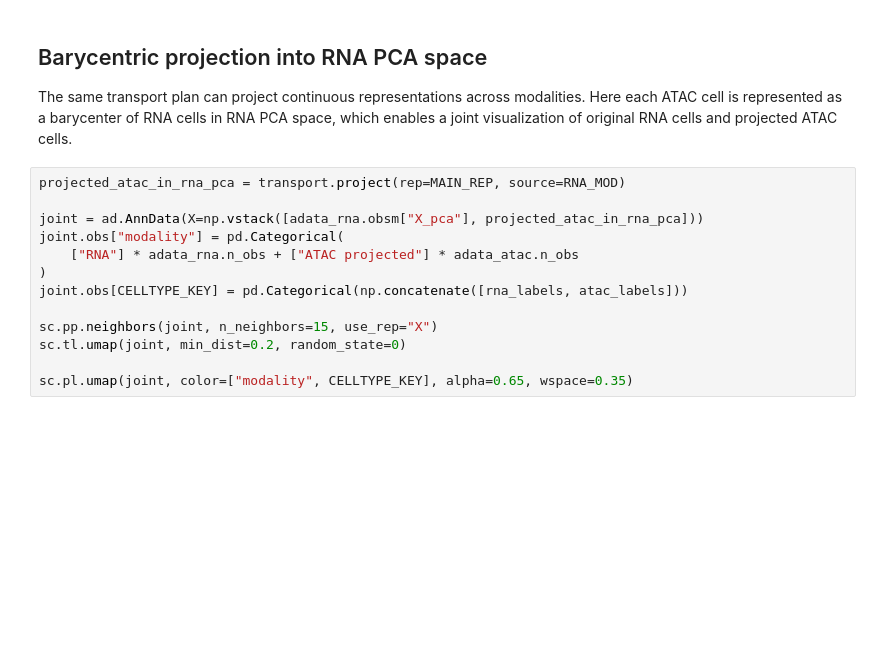
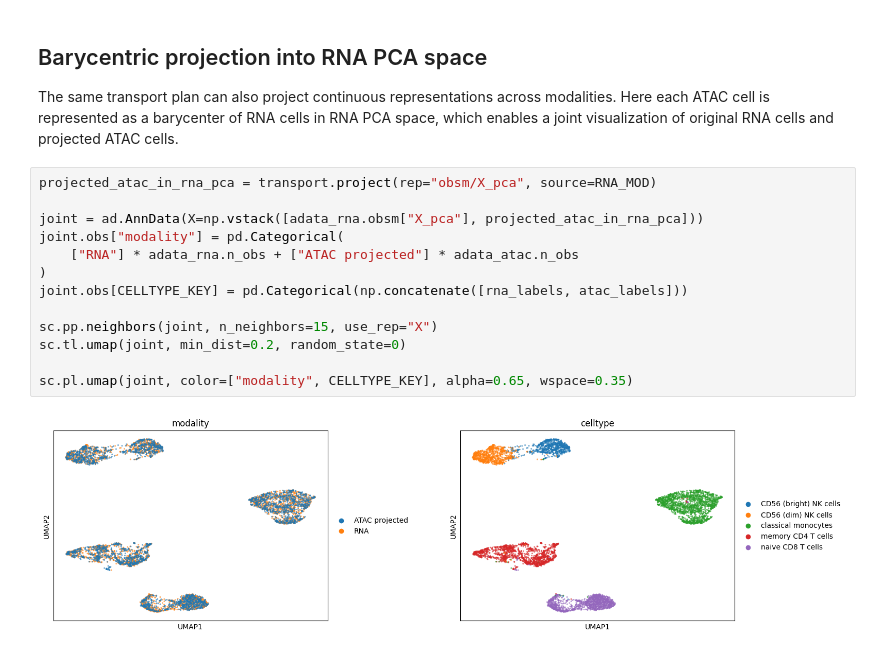
Before and after one commit to cantinilab/champollion, a Jupyter notebook: tutorials/pbmc_tutorial.ipynb, the cells around one changed output. Saved outputs shown, nothing was run; the diff lists cells and outputs as text; blank space fills up the shorter version.

```diff
--- a/tutorials/pbmc_tutorial.ipynb
+++ b/tutorials/pbmc_tutorial.ipynb
@@ -343,17 +448,19 @@ plt.show()
 # %% [markdown]
 ## Barycentric projection into RNA PCA space
 
-The same transport plan can project continuous representations across modalities. Here each ATAC cell is represented as a barycenter of RNA cells in RNA PCA space, which enables a joint visualization of original RNA cells and projected ATAC cells.
+The same transport plan can also project continuous representations across modalities. Here each ATAC cell is represented as a barycenter of RNA cells in RNA PCA space, which enables a joint visualization of original RNA cells and projected ATAC cells.
 # %%
-projected_atac_in_rna_pca = transport.project(rep=MAIN_REP, source=RNA_MOD)
+projected_atac_in_rna_pca = transport.project(rep="obsm/X_pca", source=RNA_MOD)
 
 joint = ad.AnnData(X=np.vstack([adata_rna.obsm["X_pca"], projected_atac_in_rna_pca]))
 joint.obs["modality"] = pd.Categorical(
     ["RNA"] * adata_rna.n_obs + ["ATAC projected"] * adata_atac.n_obs
 )
 joint.obs[CELLTYPE_KEY] = pd.Categorical(np.concatenate([rna_labels, atac_labels]))
 
 sc.pp.neighbors(joint, n_neighbors=15, use_rep="X")
 sc.tl.umap(joint, min_dist=0.2, random_state=0)
 
 sc.pl.umap(joint, color=["modality", CELLTYPE_KEY], alpha=0.65, wspace=0.35)
+# %% [output]
+[figure, added]
```
Also changed, not shown: parts of 24 cells of this notebook, 4 other files.
